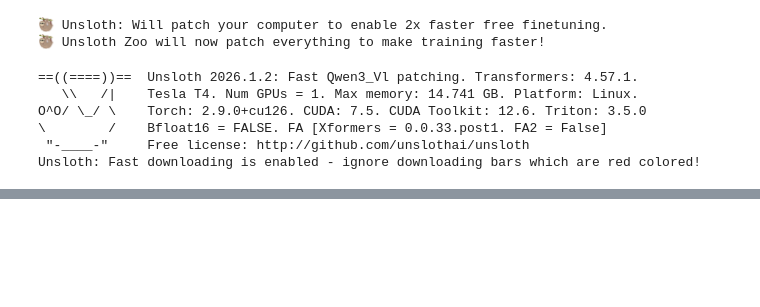
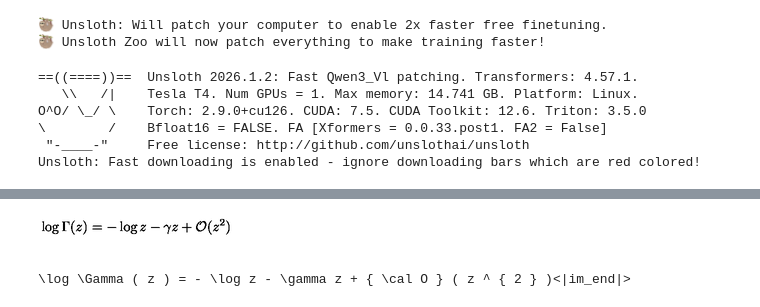
Before and after one commit to srmty09/Deep-Learning, a Jupyter notebook: Fine_Tuning/unsloth-Qwen3VLM1.ipynb, the cells around one changed output, grey strips where cells are left out. Cells and saved outputs as stored; diff of their text form; code cells hidden in the pictures; blank space fills up the shorter version.

```diff
--- a/Fine_Tuning/unsloth-Qwen3VLM1.ipynb
+++ b/Fine_Tuning/unsloth-Qwen3VLM1.ipynb
@@ -109,0 +145,32 @@ trainer_stats = trainer.train()
+# %%
+test_dataset = load_dataset("unsloth/LaTeX_OCR", split = "test")
+# %%
+FastVisionModel.for_inference(model)
+
+image = test_dataset[4]["image"]
+instruction = "Write the LaTeX representation for this image."
+
+messages = [
+    {"role": "user", "content": [
+        {"type": "image"},
+        {"type": "text", "text": instruction}
+    ]}
+]
+input_text = tokenizer.apply_chat_template(messages, add_generation_prompt = True)
+inputs = tokenizer(
+    image,
+    input_text,
+    add_special_tokens = False,
+    return_tensors = "pt",
+).to("cuda")
+# %%
+image
+# %% [output]
+[figure, added]
+# %%
+from transformers import TextStreamer
+text_streamer = TextStreamer(tokenizer, skip_prompt = True)
+_ = model.generate(**inputs, streamer = text_streamer, max_new_tokens = 128,
+                   use_cache = True, temperature = 1.5, min_p = 0.1)
+# %% [output]
+\log \Gamma ( z ) = - \log z - \gamma z + { \cal O } ( z ^ { 2 } )<|im_end|>
```
Also changed, not shown: parts of 5 cells of this notebook.
